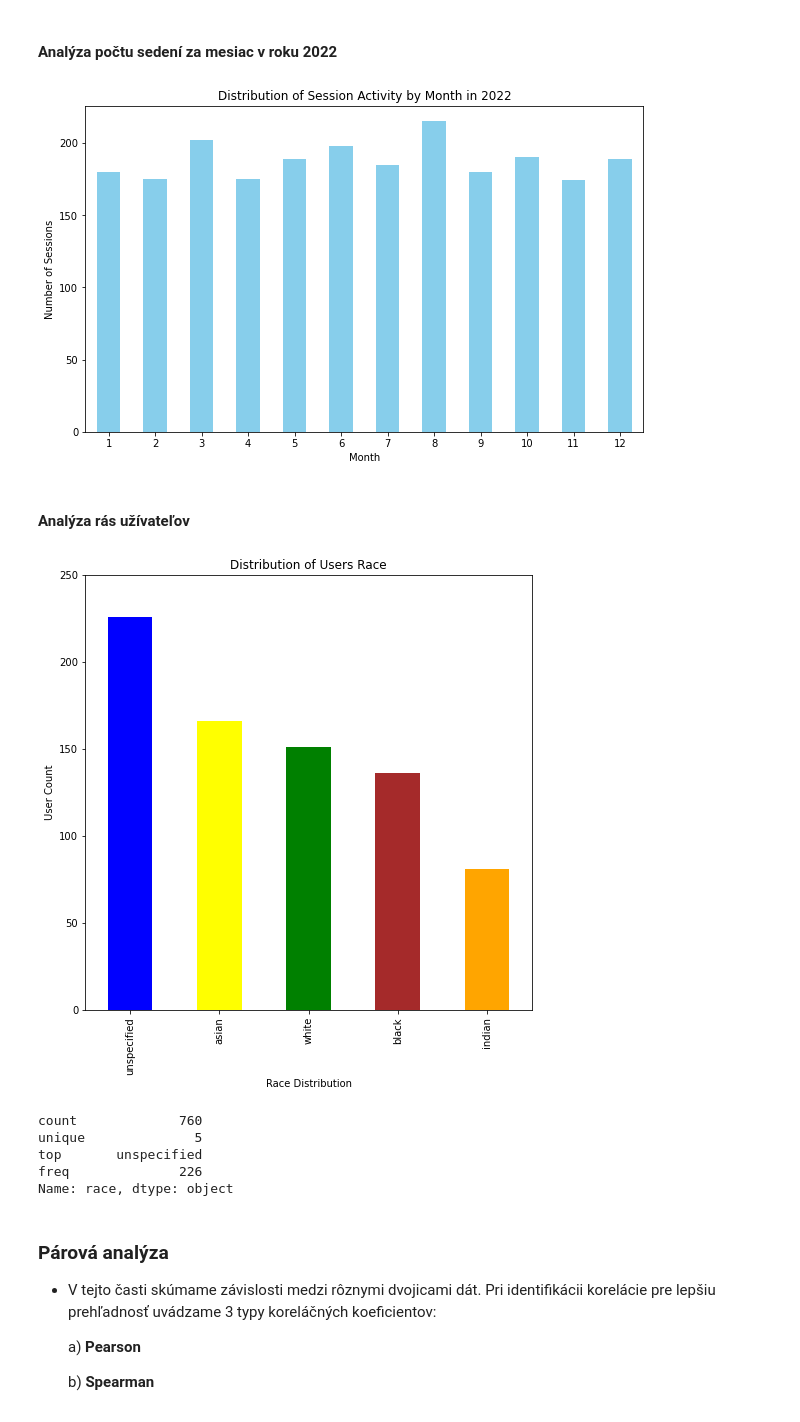
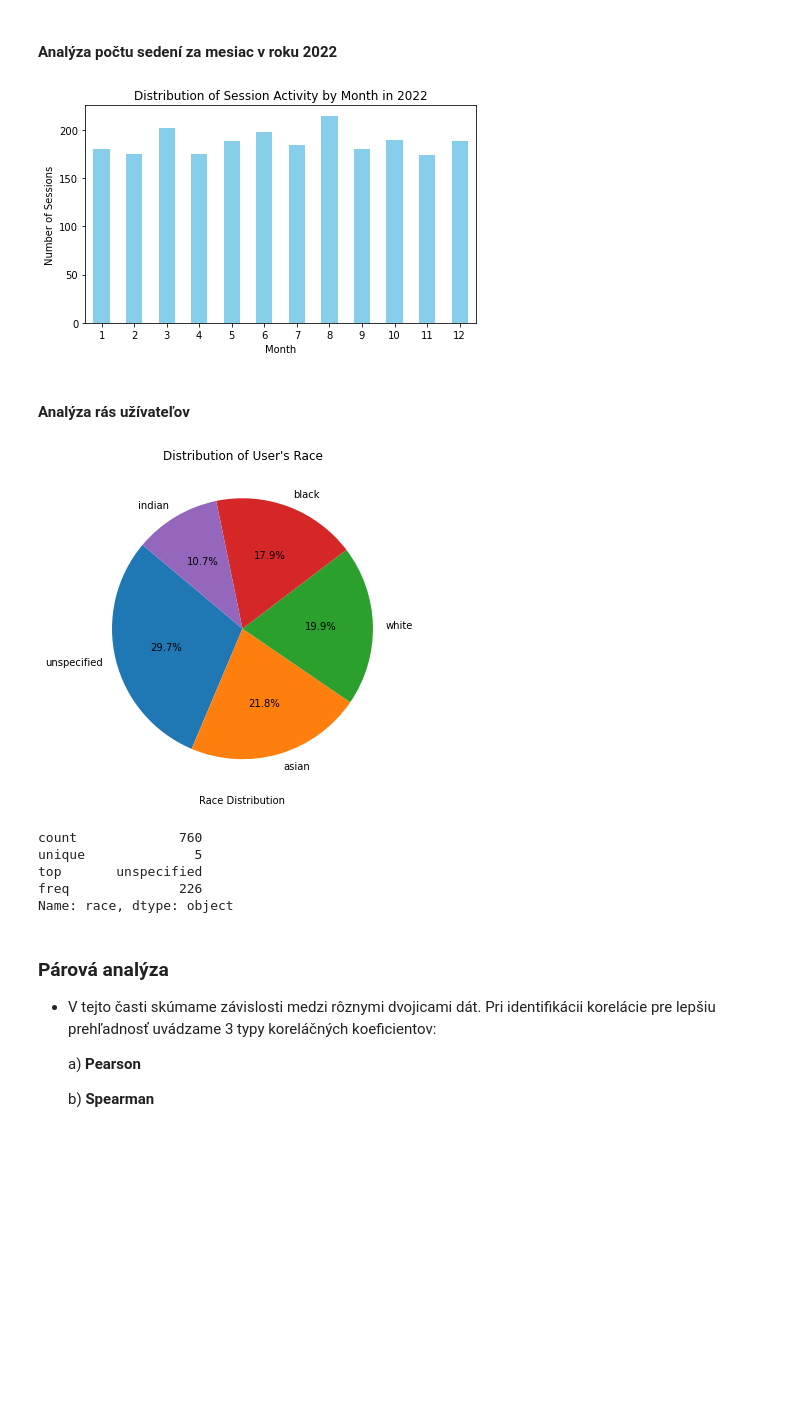
Before and after one commit to FilipMojto/IAU_project, a Jupyter notebook: EDA.ipynb, the cells around one changed output. Cells and saved outputs as stored; diff of their text form; code cells hidden in the pictures; blank space fills up the shorter version.

```diff
--- a/EDA.ipynb
+++ b/EDA.ipynb
@@ -379,7 +362,7 @@ session_count_by_month
 
 
 # Create a plot
-plt.figure(figsize=(10, 6))
+plt.figure(figsize=(7, 4))
 session_count_by_month.plot(kind='bar', color='skyblue')
 plt.xlabel('Month')
 plt.ylabel('Number of Sessions')
@@ -387,27 +370,24 @@ plt.title('Distribution of Session Activity by Month in 2022')
 plt.xticks(rotation=0)
 plt.show()
 # %% [output]
-[figure, old version]
+[figure, new version]
 # %% [markdown]
 #### Analýza rás užívateľov
 # %%
 race_df = df_usr['race'].dropna(how='any')
 race_counts = race_df.value_counts()
 
-plt.figure(figsize=(8, 8))
-race_counts.plot(kind='bar', alpha=1, color=['Blue', 'Yellow', 'Green', 'Brown', 'Orange'])
+plt.figure(figsize=(6, 6))
+plt.pie(race_counts, labels=race_counts.index, autopct='%1.1f%%', startangle=140)
 
-#plt.xticks(range(len(['Bought', 'Cancelled'])), ['Bought', 'Cancelled'])
-plt.ylim(0, 250)
 plt.xlabel('Race Distribution')
-plt.ylabel('User Count')
-plt.title('Distribution of Users Race')
+plt.title("Distribution of User's Race")
 
 plt.show()
 
 race_df.describe()
 # %% [output]
-[figure, old version]
+[figure, new version]
 count             760
 unique              5
 top       unspecified
```
Also changed, not shown: parts of 20 cells of this notebook, 1 other file.
